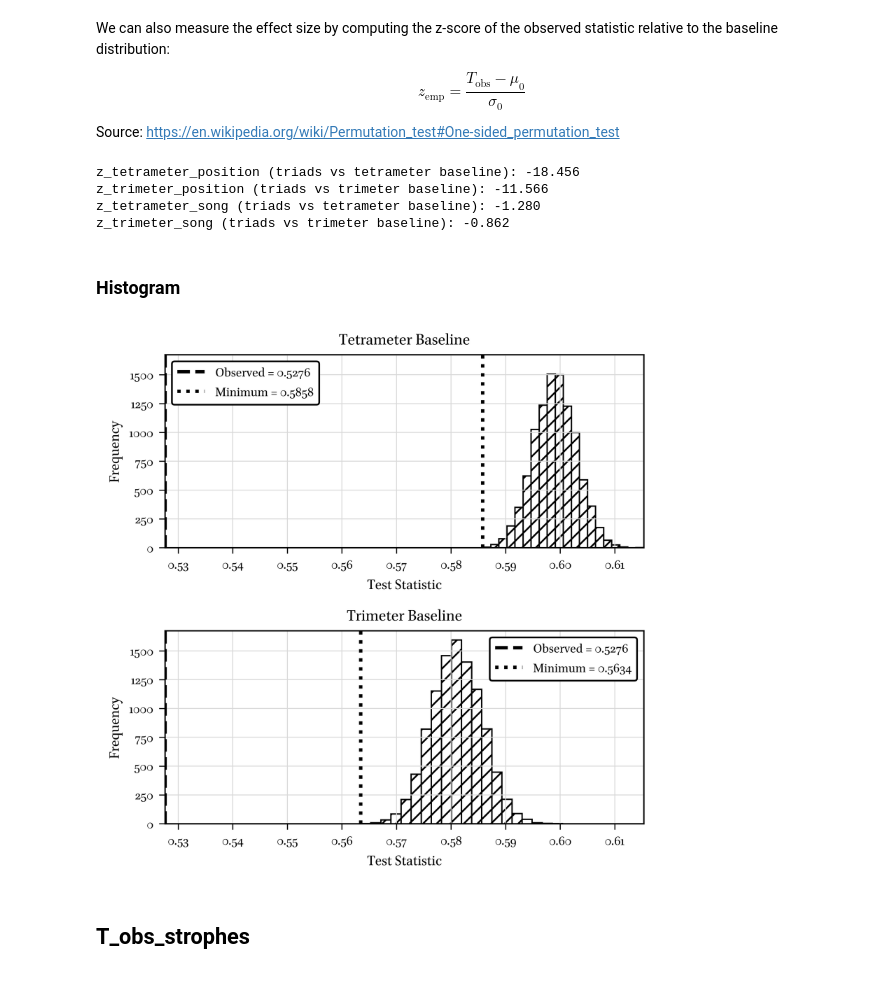
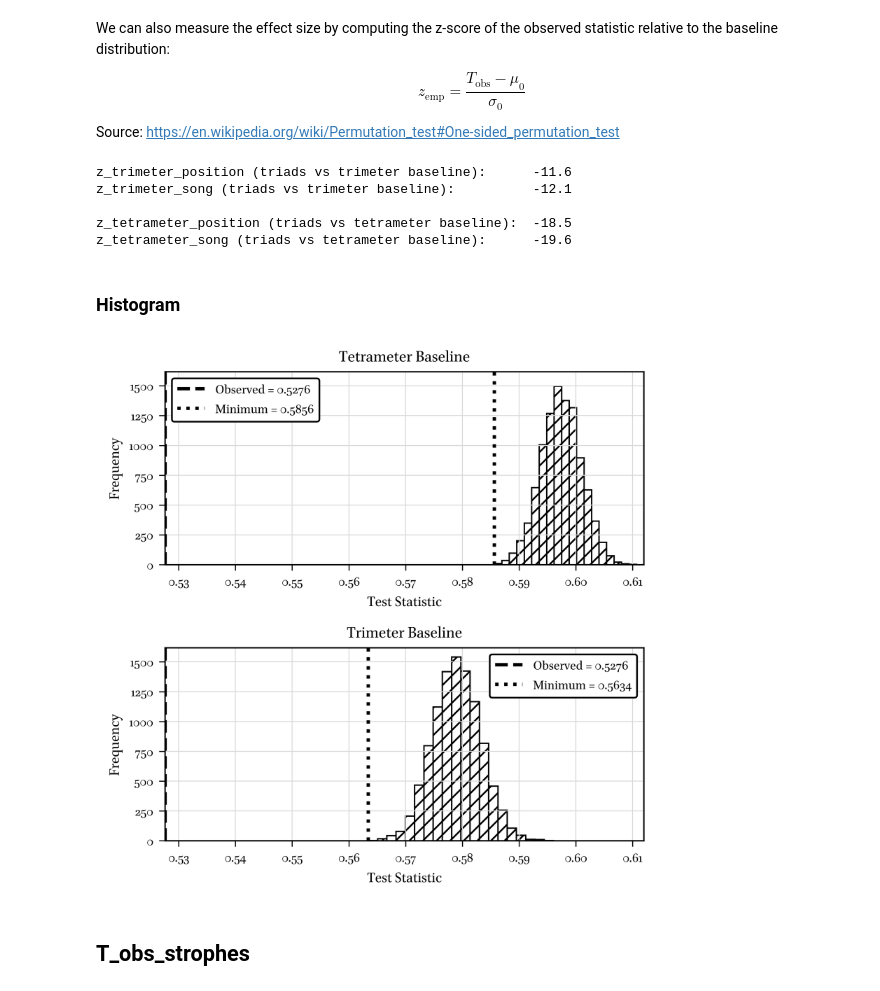
Before and after one commit to Urdatorn/responsio-accentuum, a Jupyter notebook: nb/aristophanes_baselines.ipynb, the cells around one changed output. Drawn from its saved outputs; the diff is of its cells as text; code cells hidden in the pictures.

Commit message:
arist bls finished. removed plts, z scores enough

```diff
--- a/nb/aristophanes_baselines.ipynb
+++ b/nb/aristophanes_baselines.ipynb
@@ -851 +839,13 @@ Maximum: 0.5960
+# %%
+T_exp_tetrameter_by_position = list(expected_statistics_tetrameter_by_position.values())
+T_exp_trimeter_by_position = list(expected_statistics_trimeter_by_position.values())
+
+T_exp_tetrameter_by_song = [
+    sum(statistics) / len(statistics)
+    for statistics in expected_statistics_tetrameter_by_song.values()
+]
+T_exp_trimeter_by_song = [
+    sum(statistics) / len(statistics)
+    for statistics in expected_statistics_trimeter_by_song.values()
+]
 # %%
@@ -906,20 +887,22 @@ def z_score(T_obs, baseline):
     sigma = arr.std(ddof=0)
     return (float(T_obs) - mu) / sigma if sigma != 0 else np.nan
 
-z_tetrameter_position = z_score(T_obs_triads_position, T_exp_triads_tetrameter_by_position)
-z_trimeter_position = z_score(T_obs_triads_position, T_exp_triads_trimeter_by_position)
-z_tetrameter_song = z_score(T_obs_triads_song, T_exp_triads_tetrameter_by_song)
-z_trimeter_song = z_score(T_obs_triads_song, T_exp_triads_trimeter_by_song)
+z_tetrameter_position = z_score(T_obs_triads_position, T_exp_tetrameter_by_position)
+z_trimeter_position = z_score(T_obs_triads_position, T_exp_trimeter_by_position)
+z_tetrameter_song = z_score(T_obs_triads_song, T_exp_tetrameter_by_song)
+z_trimeter_song = z_score(T_obs_triads_song, T_exp_trimeter_by_song)
 
-print(f"z_tetrameter_position (triads vs tetrameter baseline): {z_tetrameter_position:.3f}")
-print(f"z_trimeter_position (triads vs trimeter baseline): {z_trimeter_position:.3f}")
-print(f"z_tetrameter_song (triads vs tetrameter baseline): {z_tetrameter_song:.3f}")
-print(f"z_trimeter_song (triads vs trimeter baseline): {z_trimeter_song:.3f}")
+print(f"z_trimeter_position (triads vs trimeter baseline):   {z_trimeter_position:>8.3g}")
+print(f"z_trimeter_song (triads vs trimeter baseline):       {z_trimeter_song:>8.3g}")
+print()
+print(f"z_tetrameter_position (triads vs tetrameter baseline): {z_tetrameter_position:>6.3g}")
+print(f"z_tetrameter_song (triads vs tetrameter baseline):     {z_tetrameter_song:>6.3g}")
 # %% [output]
-z_tetrameter_position (triads vs tetrameter baseline): -18.456
-z_trimeter_position (triads vs trimeter baseline): -11.566
-z_tetrameter_song (triads vs tetrameter baseline): -1.280
-z_trimeter_song (triads vs trimeter baseline): -0.862
+z_trimeter_position (triads vs trimeter baseline):      -11.6
+z_trimeter_song (triads vs trimeter baseline):          -12.1
+
+z_tetrameter_position (triads vs tetrameter baseline):  -18.5
+z_tetrameter_song (triads vs tetrameter baseline):      -19.6
 # %% [markdown]
 ### Histogram
 # %%
@@ -931,19 +914,19 @@ from responsio_accentuum import apply_bw_journal_style
 apply_bw_journal_style()
 
 # Convert to float arrays for plotting
-T_exp_triads_tetrameter_arr = np.array(T_exp_triads_tetrameter_by_position, dtype=float)
-T_exp_triads_trimeter_arr = np.array(T_exp_triads_trimeter_by_position, dtype=float)
+T_exp_tetrameter_arr = np.array(T_exp_tetrameter_by_song, dtype=float)
+T_exp_trimeter_arr = np.array(T_exp_trimeter_by_song, dtype=float)
 
 # --- compute shared x-limits ---
 xmin = min(
-    np.min(T_exp_triads_tetrameter_arr),
-    np.min(T_exp_triads_trimeter_arr),
+    np.min(T_exp_tetrameter_arr),
+    np.min(T_exp_trimeter_arr),
     T_obs_triads_position,
 )
 
 xmax = max(
-    np.max(T_exp_triads_tetrameter_arr),
-    np.max(T_exp_triads_trimeter_arr),
+    np.max(T_exp_tetrameter_arr),
+    np.max(T_exp_trimeter_arr),
     T_obs_triads_position,
 )
 
@@ -961,7 +944,7 @@ hist_kwargs = dict(
 
 # --- Tetrameter distribution ---
 axes[0].hist(
-    T_exp_triads_tetrameter_arr,
+    T_exp_tetrameter_arr,
     **hist_kwargs,
 )
 
@@ -973,10 +956,10 @@ axes[0].axvline(
 )
 
 axes[0].axvline(
-    np.min(T_exp_triads_tetrameter_arr),
+    np.min(T_exp_tetrameter_arr),
     linestyle=":",
     linewidth=2,
-    label=f"Minimum = {np.min(T_exp_triads_tetrameter_arr):.4f}",
+    label=f"Minimum = {np.min(T_exp_tetrameter_arr):.4f}",
 )
 
 axes[0].set_title("Tetrameter Baseline")
@@ -992,7 +975,7 @@ axes[0].legend(
 
 # --- Trimeter distribution ---
 axes[1].hist(
-    T_exp_triads_trimeter_arr,
+    T_exp_trimeter_arr,
     **hist_kwargs,
 )
 
@@ -1000,40 +983,40 @@ axes[1].axvline(
     T_obs_triads_position,
     linestyle="--",
     linewidth=2,
     label=f"Observed = {T_obs_triads_position:.4f}",
 )
 
 axes[1].axvline(
-    np.min(T_exp_triads_trimeter_arr),
+    np.min(T_exp_trimeter_arr),
     linestyle=":",
     linewidth=2,
-    label=f"Minimum = {np.min(T_exp_triads_trimeter_arr):.4f}",
+    label=f"Minimum = {np.min(T_exp_trimeter_arr):.4f}",
 )
 
 axes[1].set_title("Trimeter Baseline")
 axes[1].set_xlabel("Test Statistic")
 axes[1].set_ylabel("Frequency")
 axes[1].legend(
     frameon=True,
     facecolor="white",
     edgecolor="black",
     framealpha=1.0,
 )
 
 # --- shared x-limits ---
 for ax in axes:
     ax.set_xlim(xmin, xmax)
 
 plt.tight_layout()
 
-plt.savefig(ROOT / "media/figures/perm_arist_position.eps")
-plt.savefig(
-    ROOT / "media/figures/perm_arist_position.png",
-    dpi=600,
-)
+# plt.savefig(ROOT / "media/figures/perm_arist/perm_arist_triads_song.eps")
+# plt.savefig(
+#     ROOT / "media/figures/perm_arist/perm_arist_triads_song.png",
+#     dpi=600,
+# )
 
 plt.show()
 # %% [output]
-[figure, old version]
+[figure, new version]
 # %% [markdown]
 ## T_obs_strophes
```
Also changed, not shown: parts of 12 cells of this notebook, 8 other files.
